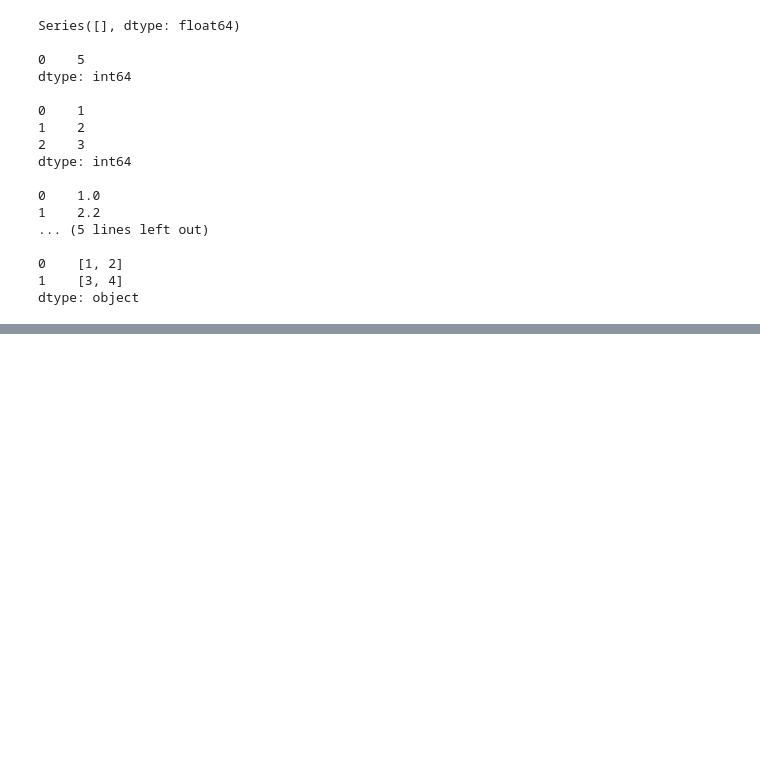
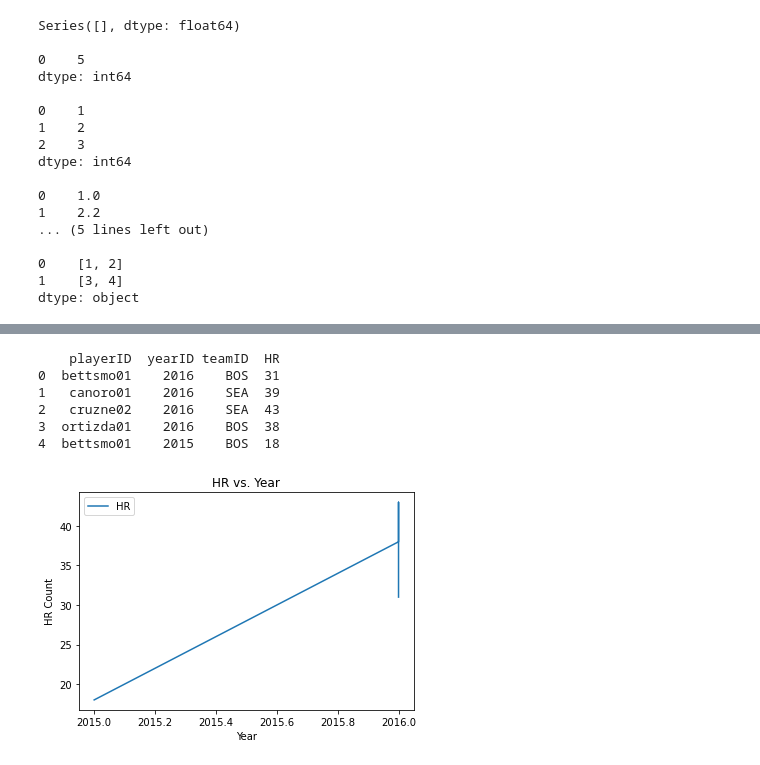
Before and after one commit to Nuke0140/python_machine_learning, a Jupyter notebook: educative machine learning/02_Data Analysis with pandas .ipynb, the cells around one changed output, grey strips where cells are left out. Cells and saved outputs as stored; diff of their text form; code cells hidden in the pictures; blank space fills up the shorter version.

```diff
--- a/educative machine learning/02_Data Analysis with pandas .ipynb
+++ b/educative machine learning/02_Data Analysis with pandas .ipynb
@@ -64,0 +914,17 @@ dtype: object
+# %%
+# predefined df
+print('{}\n'.format(df))
+
+df.plot(kind='line',x='yearID',y='HR')
+plt.title('HR vs. Year')
+plt.xlabel('Year')
+plt.ylabel('HR Count')
+plt.show()
+# %% [output]
+    playerID  yearID teamID  HR
+0  bettsmo01    2016    BOS  31
+1   canoro01    2016    SEA  39
+2   cruzne02    2016    SEA  43
+3  ortizda01    2016    BOS  38
+4  bettsmo01    2015    BOS  18
+[figure, added]
```
Also changed, not shown: parts of 51 cells of this notebook, 13 other files.
